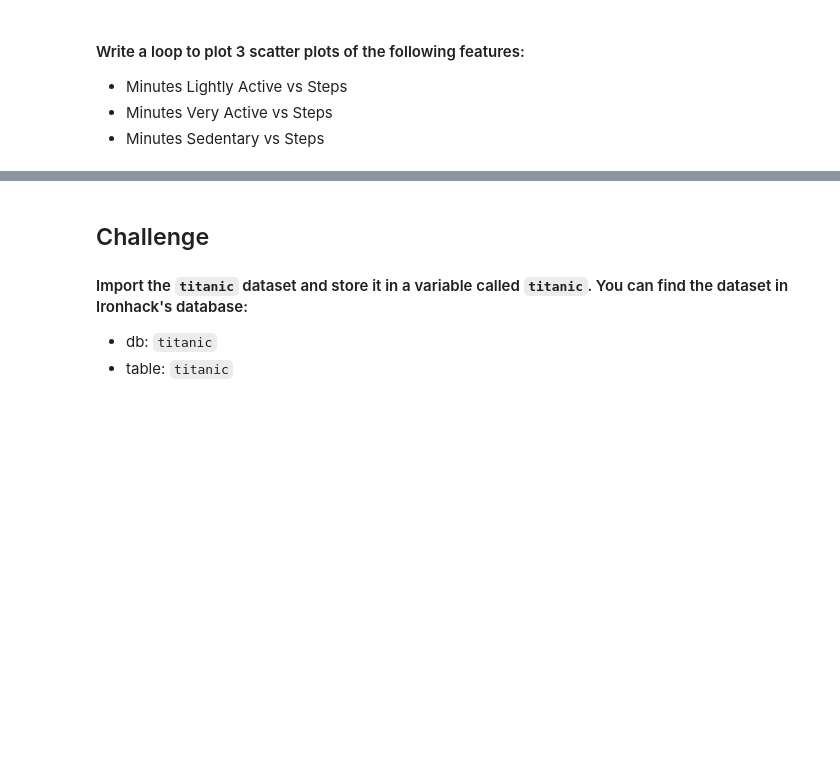
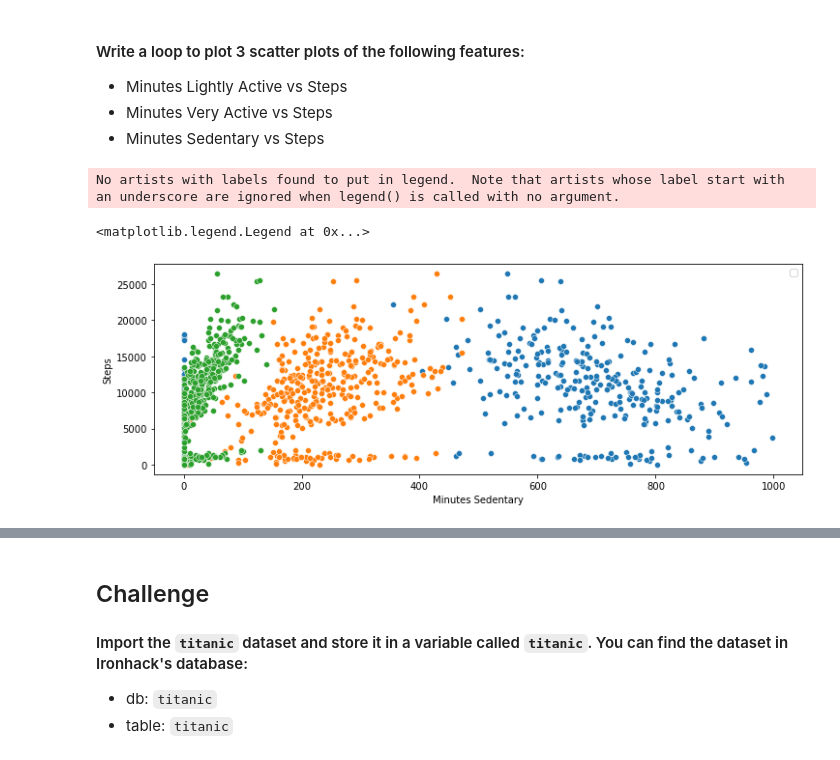
Before and after one commit to Ironhack-Data-Madrid-Octubre-2022/5.2-lab-matplotlib-seaborn, a Jupyter notebook: your-code/main.ipynb, the cells around one changed output, grey strips where cells are left out. Cells and saved outputs as stored; diff of their text form; code cells hidden in the pictures; blank space fills up the shorter version.

```diff
--- a/your-code/main.ipynb
+++ b/your-code/main.ipynb
@@ -41,0 +67,12 @@ How the average number of steps change by month. Use the appropriate visualizati
+# %%
+serie = [fitbit['Minutes Sedentary'], fitbit['Minutes Lightly Active'], fitbit['Minutes Very Active']]
+for e in serie:
+    sns.scatterplot(data=fitbit,
+                x=e,
+                y=fitbit.Steps)
+
+plt.legend()
+# %% [output]
+No artists with labels found to put in legend.  Note that artists whose label start with an underscore are ignored when legend() is called with no argument.
+<matplotlib.legend.Legend at 0x...>
+[figure, added]
```
Also changed, not shown: parts of 55 cells of this notebook, 2 other files.
